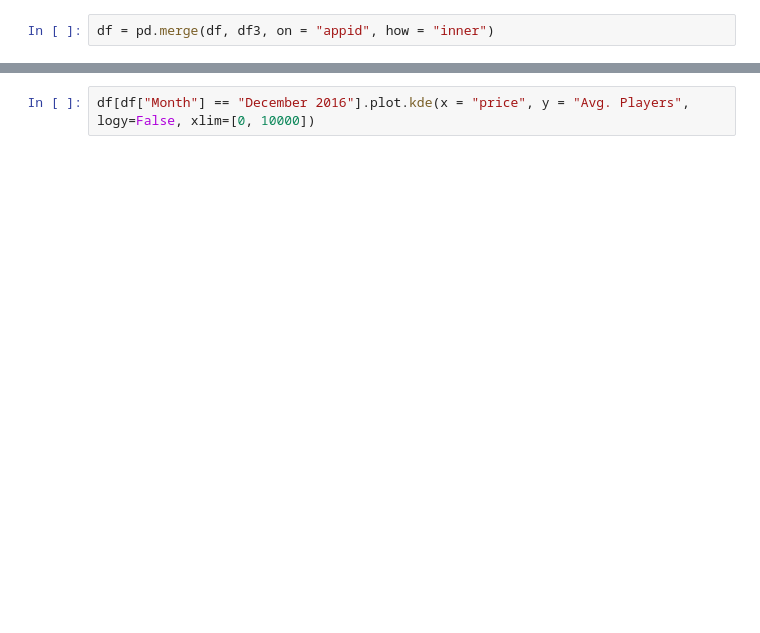
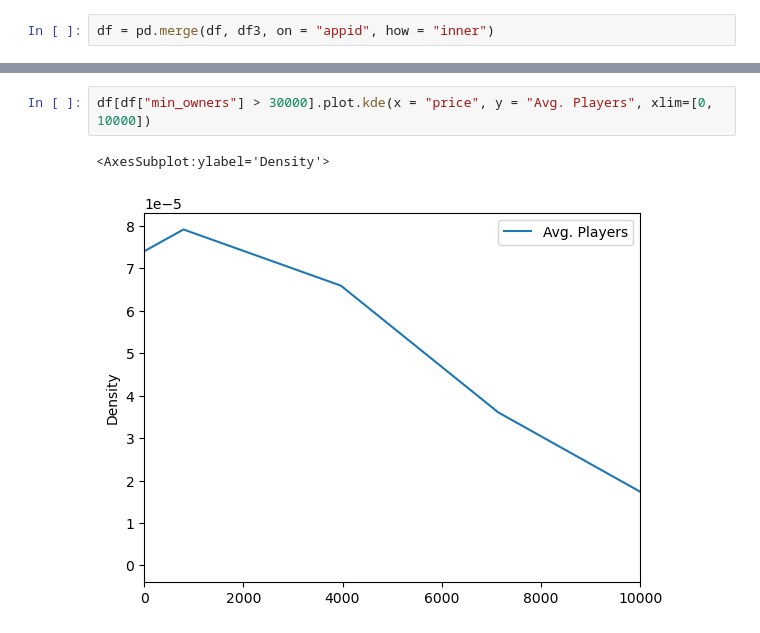
Before and after one commit to mortonjack/Data-Analysis, a Jupyter notebook: graph.ipynb, the cells around one changed output, grey strips where cells are left out. Saved outputs shown, nothing was run; the diff lists cells and outputs as text; blank space fills up the shorter version.

```diff
--- a/graph.ipynb
+++ b/graph.ipynb
@@ -45,2 +90,5 @@ df[df["min_owners"] > 30000].plot.scatter(x = "price", y = "Avg. Players", logy=
 # %%
-df[df["Month"] == "December 2016"].plot.kde(x = "price", y = "Avg. Players", logy=False, xlim=[0, 10000])
+df[df["min_owners"] > 30000].plot.kde(x = "price", y = "Avg. Players", xlim=[0, 10000])
+# %% [output]
+<AxesSubplot:ylabel='Density'>
+[figure, added]
```
Also changed, not shown: parts of 14 cells of this notebook.
